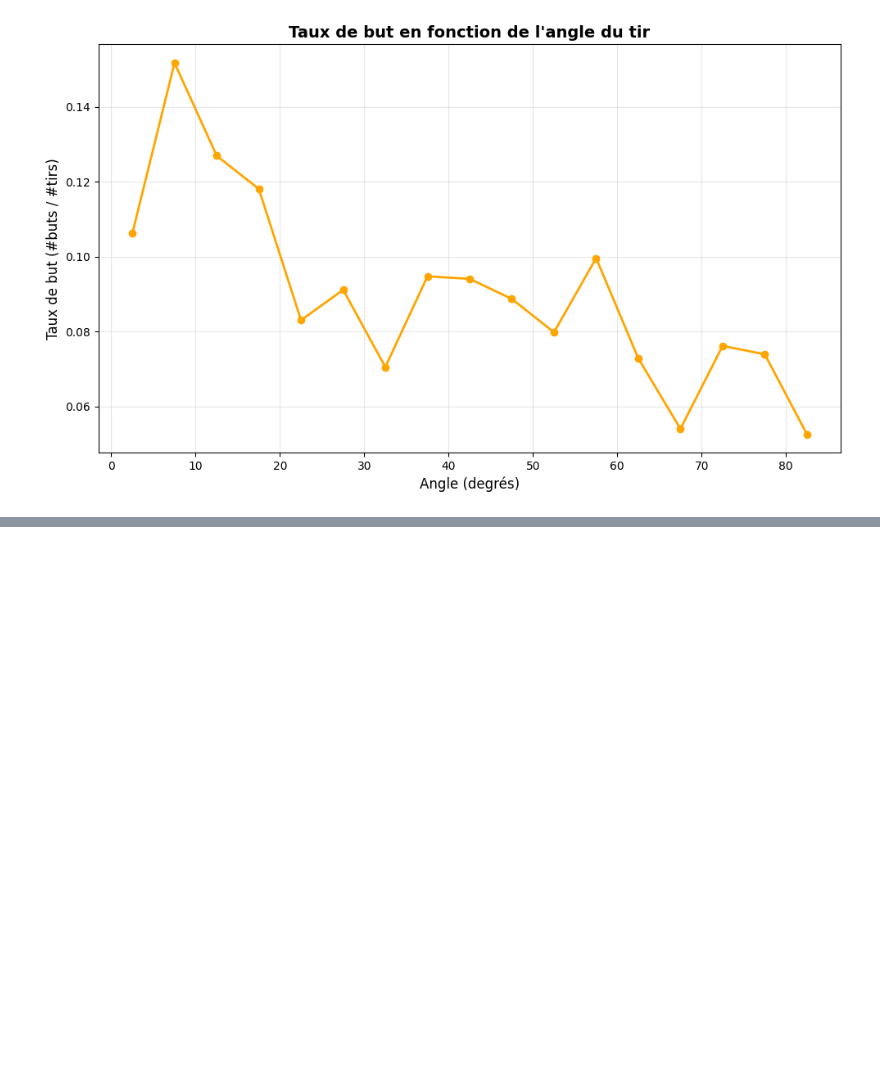
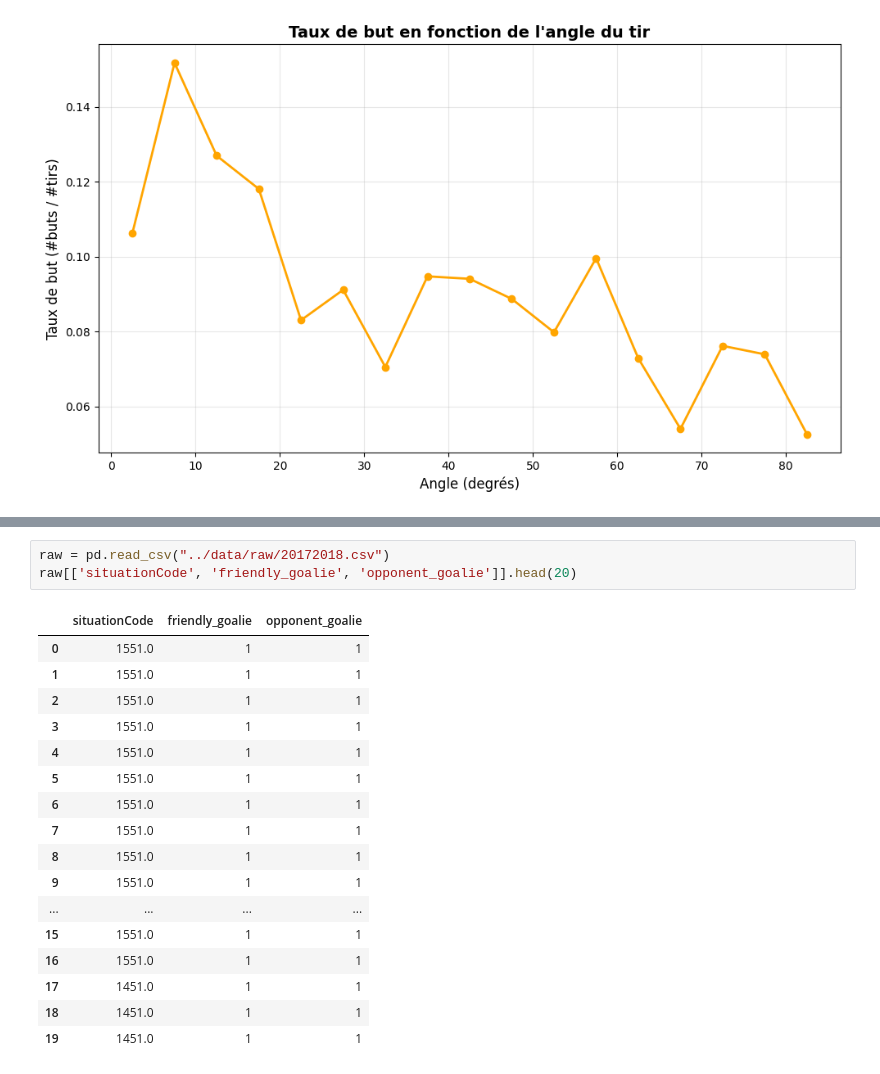
Before and after one commit to Natugy/project-datascience-python, a Jupyter notebook: notebooks/feature_engineering.ipynb, the cells around one changed output, grey strips where cells are left out. Drawn from its saved outputs; the diff is of its cells as text; blank space fills up the shorter version.

```diff
--- a/notebooks/feature_engineering.ipynb
+++ b/notebooks/feature_engineering.ipynb
@@ -99,0 +187,21 @@ INFO: Génération des graphiques de taux de but...
+# %%
+raw = pd.read_csv("../data/raw/20172018.csv")
+raw[['situationCode', 'friendly_goalie', 'opponent_goalie']].head(20)
+# %% [output]
+|  | situationCode | friendly_goalie | opponent_goalie |
+| 0 | 1551.0 | 1 | 1 |
+| 1 | 1551.0 | 1 | 1 |
+| 2 | 1551.0 | 1 | 1 |
+| 3 | 1551.0 | 1 | 1 |
+| 4 | 1551.0 | 1 | 1 |
+| 5 | 1551.0 | 1 | 1 |
+| 6 | 1551.0 | 1 | 1 |
+| 7 | 1551.0 | 1 | 1 |
+| 8 | 1551.0 | 1 | 1 |
+| 9 | 1551.0 | 1 | 1 |
+| ... | ... | ... | ... |
+| 15 | 1551.0 | 1 | 1 |
+| 16 | 1551.0 | 1 | 1 |
+| 17 | 1451.0 | 1 | 1 |
+| 18 | 1451.0 | 1 | 1 |
+| 19 | 1451.0 | 1 | 1 |
```
Also changed, not shown: parts of 9 cells of this notebook, 40 other files.
